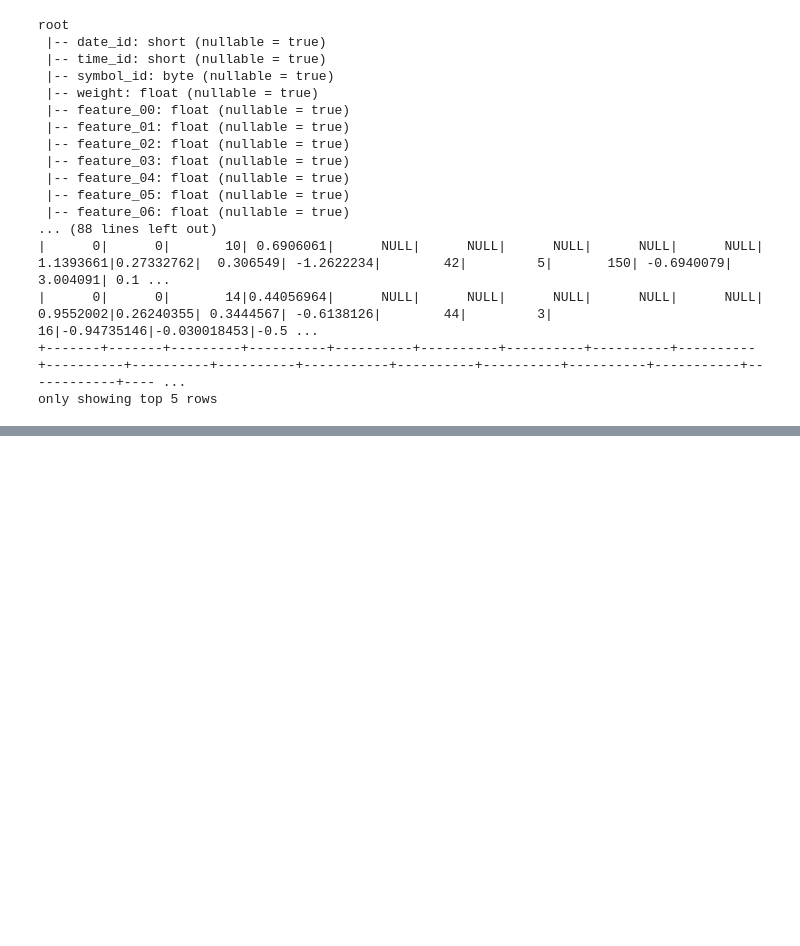
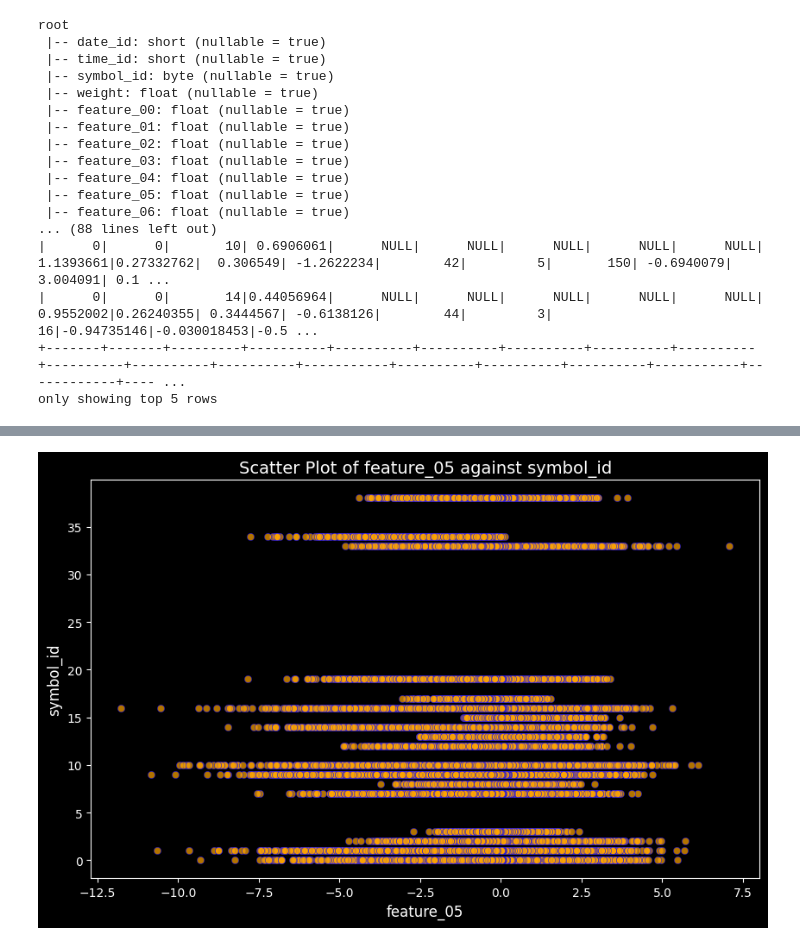
Before and after one commit to nyurashku/IST_718_Big_Data_Analytics_Jane_Street_Kaggle_Competition, a Jupyter notebook: ben_google_collab_test.ipynb, the cells around one changed output, grey strips where cells are left out. Saved outputs shown, nothing was run; the diff lists cells and outputs as text; code cells hidden in the pictures; blank space fills up the shorter version.

```diff
--- a/ben_google_collab_test.ipynb
+++ b/ben_google_collab_test.ipynb
@@ -40,0 +100,17 @@ only showing top 5 rows
+# %%
+plt.style.use("dark_background")
+
+x_column = "feature_05"
+y_column = "symbol_id"
+
+plt.figure(figsize=(10, 6))
+
+sns.scatterplot(data=df1_pandas, x=x_column, y=y_column, color="orange", edgecolor="blue", alpha=0.7)
+
+plt.title(f"Scatter Plot of {x_column} against {y_column}", fontsize=14, color="white")
+plt.xlabel(x_column, fontsize=12, color="white")
+plt.ylabel(y_column, fontsize=12, color="white")
+
+plt.show()
+# %% [output]
+[figure, added]
```
Also changed, not shown: parts of 5 cells of this notebook.
